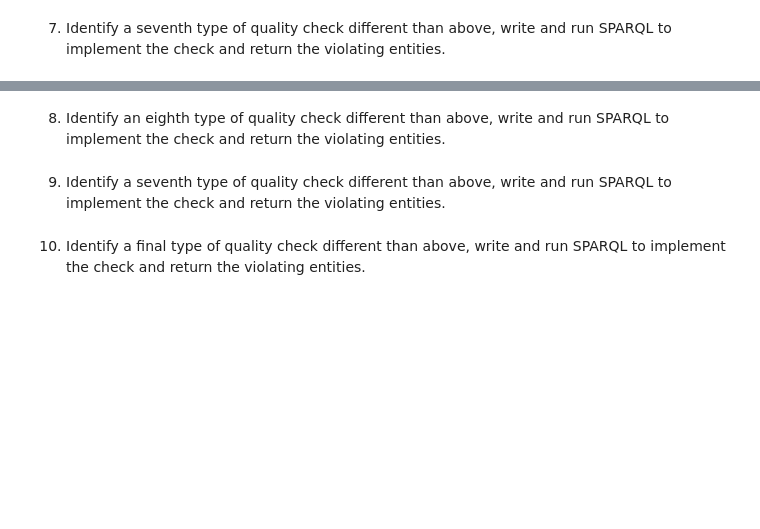
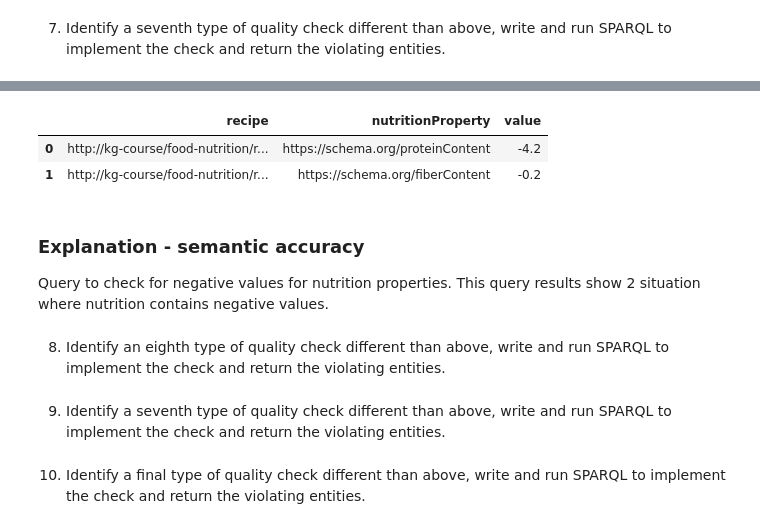
Before and after one commit to DominicVerschoor/Knowledge_Graph_Quality_Assesment, a Jupyter notebook: Assignment2 Template.ipynb, the cells around one changed output, grey strips where cells are left out. Drawn from its saved outputs; the diff is of its cells as text; code cells hidden in the pictures; blank space fills up the shorter version.

Commit message:
Add q5,6- consistency,q7-semantic accuracy

```diff
--- a/Assignment2 Template.ipynb
+++ b/Assignment2 Template.ipynb
@@ -148,4 +169,4 @@ No file for queries/q5.rq
 # %% [markdown]
 6. Identify a sixth type of quality check different than above, write and run SPARQL to implement the check and return the violating entities.
 # %%
-run_query(g, 'q6.rq')
+run_query(g, 'queries/q6.rq')
@@ -152,4 +182,5 @@ run_query(g, 'q6.rq')
 # %% [markdown]
 7. Identify a seventh type of quality check different than above, write and run SPARQL to implement the check and return the violating entities.
 # %%
-run_query(g, 'q7.rq')
+run_query(g, 'queries/q7.rq')
+# %% [output]
@@ -156,3 +188,10 @@ run_query(g, 'q7.rq')
+|  | recipe | nutritionProperty | value |
+| 0 | http://kg-course/food-nutrition/r... | https://schema.org/proteinContent | -4.2 |
+| 1 | http://kg-course/food-nutrition/r... | https://schema.org/fiberContent | -0.2 |
+# %% [markdown]
+### Explanation - semantic accuracy
+
+Query to check for negative values for nutrition properties. This query results show 2 situation where nutrition contains negative values.
 # %% [markdown]
 8. Identify an eighth type of quality check different than above, write and run SPARQL to implement the check and return the violating entities.
 # %%
```
Also changed, not shown: parts of 7 cells of this notebook, 3 other files.
